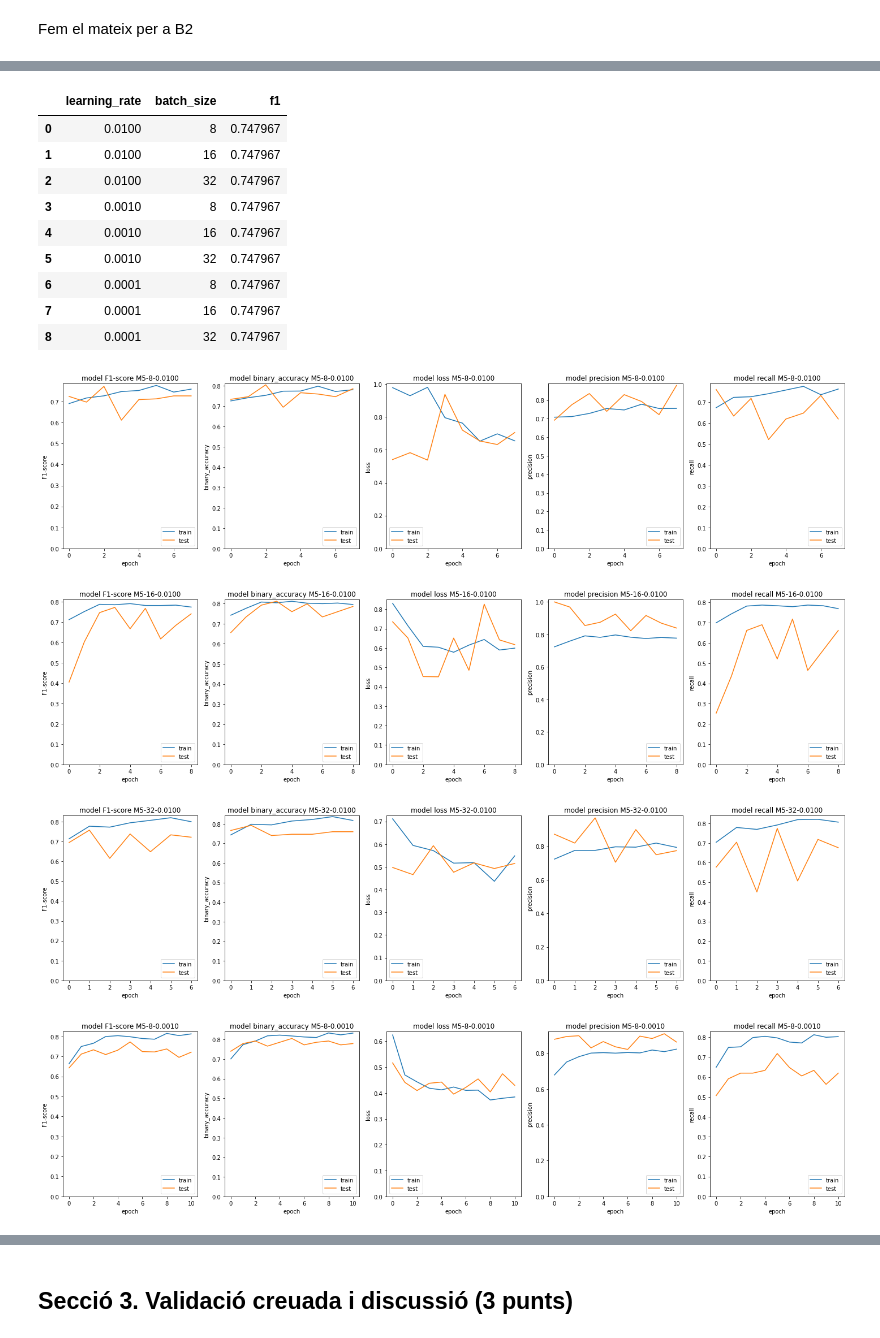
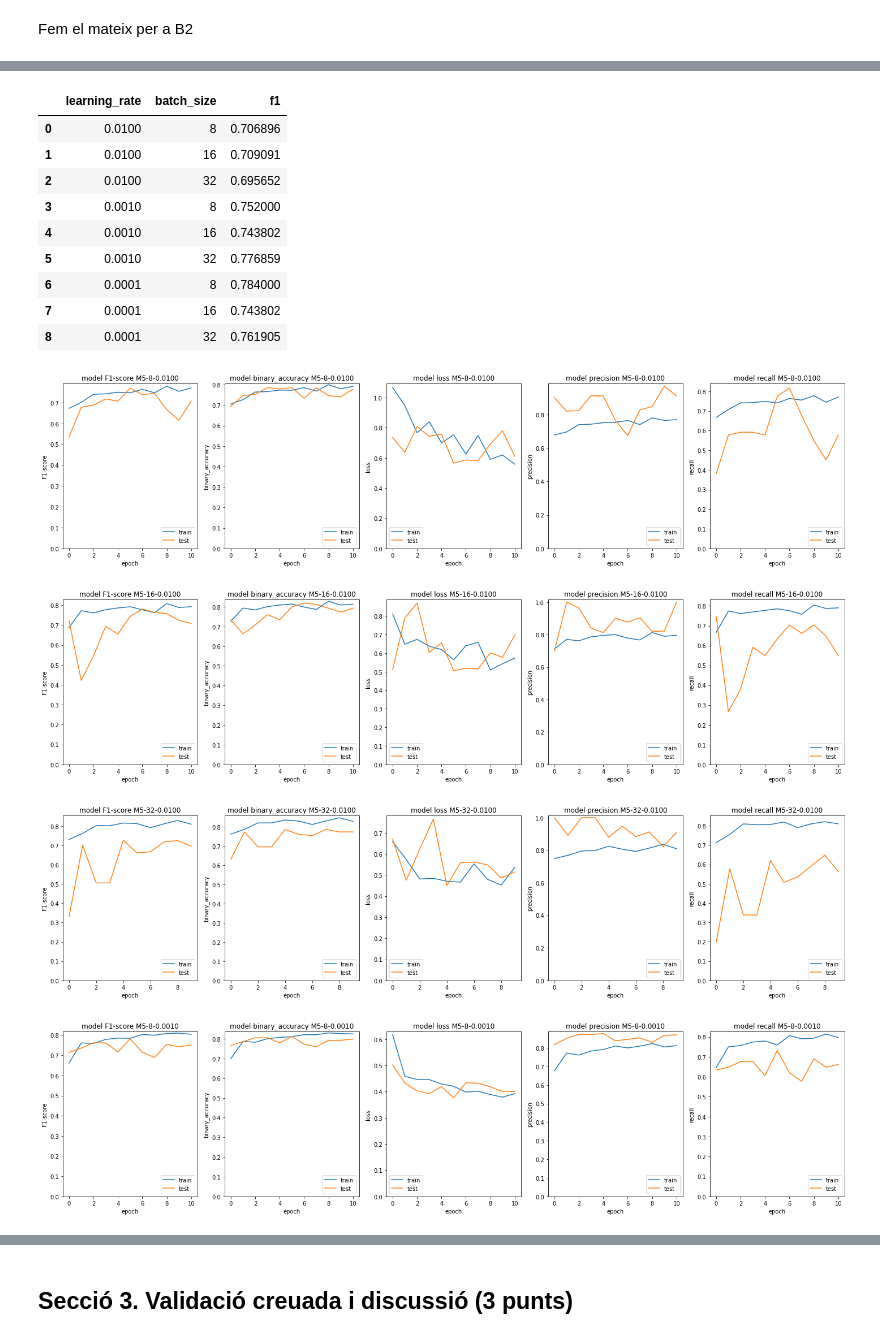
Before and after one commit to alex-pelaez/android-kotlin-fundamentals-starter-apps, a Jupyter notebook: 20212-m2-975-pra-alexpelaez.ipynb, the cells around one changed output, grey strips where cells are left out. Cells and saved outputs as stored; diff of their text form; code cells hidden in the pictures.

```diff
--- a/20212-m2-975-pra-alexpelaez.ipynb
+++ b/20212-m2-975-pra-alexpelaez.ipynb
@@ -56,8 +56,8 @@ if (localEnv):
 execFolder = "EX_%s" % datetime.today().strftime('%Y%m%d_%H%M%S')
 
 # Flag dels models ha generar
-flags_gridsearch = [True, True, True, True, True]
-flags_model = [True, True, True, True, True]
+flags_gridsearch = [False, False, False, False, True]
+flags_model = [False, False, False, False, True]
 
 # verbose fit
 verboseFit = 0
@@ -1016,7 +828,7 @@ if (flags_gridsearch[4]):
                             {
                                 'learning_rate':learning_rate,
                                 'batch_size': batch_size,
-                                'f1': f1_model4
+                                'f1': f1_model5
                             }
             )
             plot_prediction(history_model5, "M5-%d-%.4f" % (batch_size, learning_rate))
@@ -1040,14 +854,14 @@ Downloading data from https://storage.googleapis.com/keras-applications/efficien
 |  | learning_rate | batch_size | f1 |
-| 0 | 0.0100 | 8 | 0.747967 |
-| 1 | 0.0100 | 16 | 0.747967 |
-| 2 | 0.0100 | 32 | 0.747967 |
-| 3 | 0.0010 | 8 | 0.747967 |
-| 4 | 0.0010 | 16 | 0.747967 |
-| 5 | 0.0010 | 32 | 0.747967 |
-| 6 | 0.0001 | 8 | 0.747967 |
-| 7 | 0.0001 | 16 | 0.747967 |
-| 8 | 0.0001 | 32 | 0.747967 |
+| 0 | 0.0100 | 8 | 0.706896 |
+| 1 | 0.0100 | 16 | 0.709091 |
+| 2 | 0.0100 | 32 | 0.695652 |
+| 3 | 0.0010 | 8 | 0.752000 |
+| 4 | 0.0010 | 16 | 0.743802 |
+| 5 | 0.0010 | 32 | 0.776859 |
+| 6 | 0.0001 | 8 | 0.784000 |
+| 7 | 0.0001 | 16 | 0.743802 |
+| 8 | 0.0001 | 32 | 0.761905 |
-[figure, old version]
+[figure, new version]
-[figure, old version]
+[figure, new version]
-[figure, old version]
+[figure, new version]
-[figure, old version]
+[figure, new version]
```
Also changed, not shown: parts of 10 cells of this notebook.
